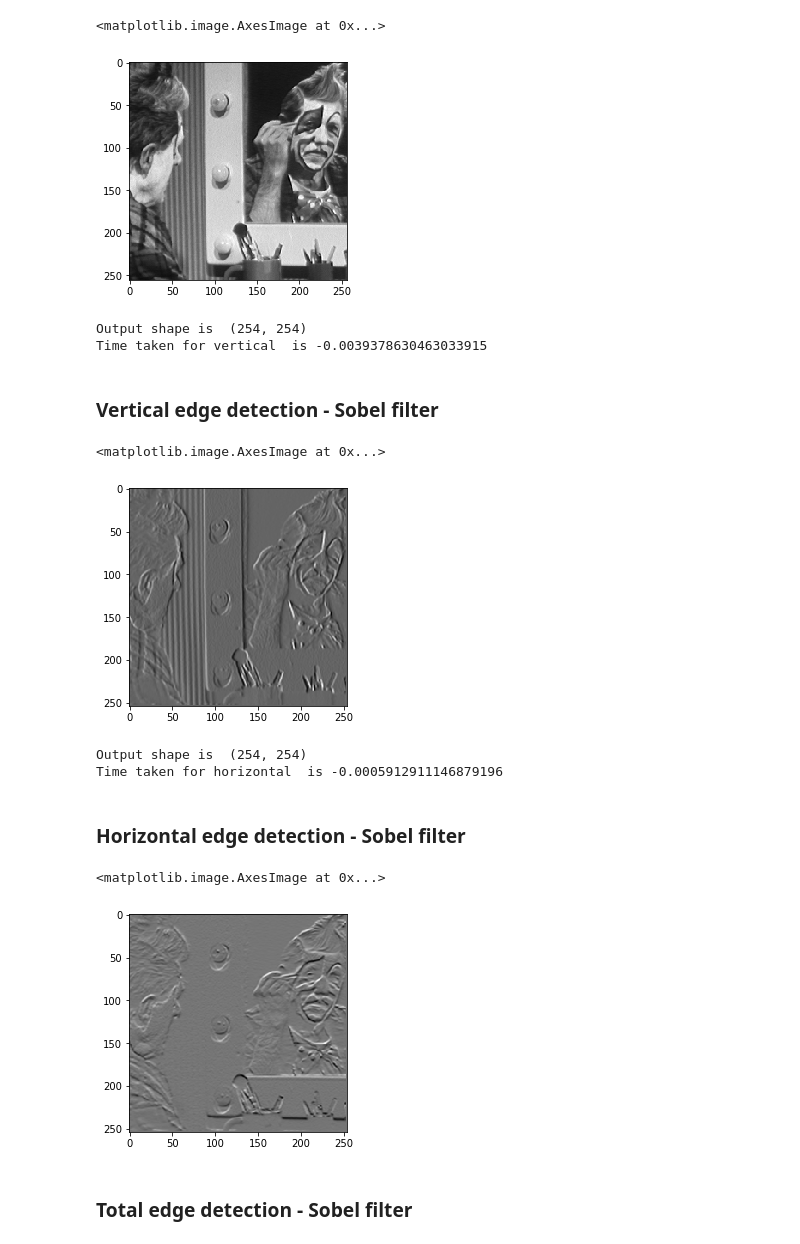
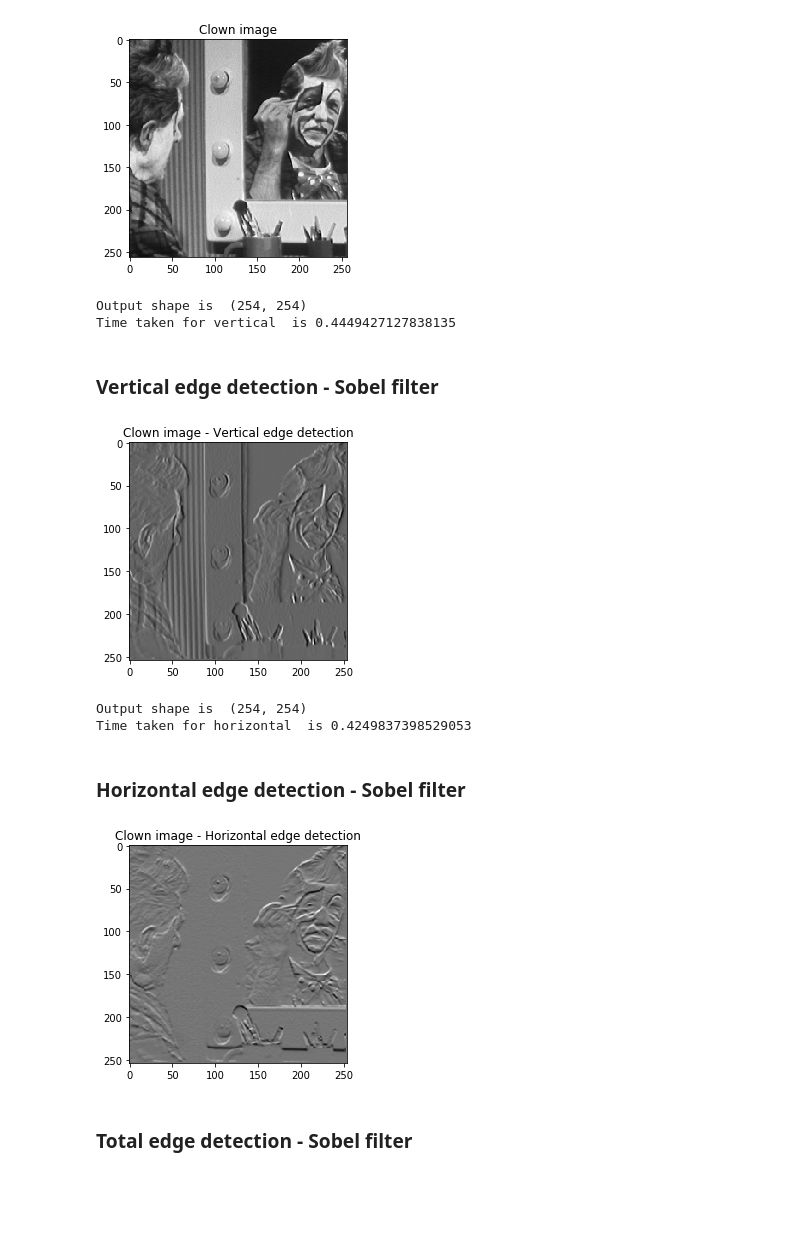
Before and after one commit to Sharath-Ramachandran/DeepLearningAssignments, a Jupyter notebook: Assignment1/Question3.ipynb, the cells around one changed output. Saved outputs shown, nothing was run; the diff lists cells and outputs as text; code cells hidden in the pictures; blank space fills up the shorter version.

Commit message:
Added time and image title

```diff
--- a/Assignment1/Question3.ipynb
+++ b/Assignment1/Question3.ipynb
@@ -22,9 +22,10 @@ def my_conv2(image, filters):
 image = Image.open('Data/clown.tif').convert('L')
 # %%
 plt.imshow(image,cmap='gray')
+plt.title('Clown image')
+plt.show()
 # %% [output]
-<matplotlib.image.AxesImage at 0x...>
-[figure, old version]
+[figure, new version]
 # %%
 image = np.asarray(image)
 vertical_edges = np.asarray([[1,0,-1],[2,0,-2],[1,0,-1]]) # verical edge
@@ -32,36 +33,38 @@ horizontal_edges = np.asarray([[1,2,1],[0,0,0],[-1,-2,-1]]) # horizontal edges
 sobel_filter = vertical_edges+ horizontal_edges.T
 image=image/255
 # %%
-import timeit
-start_time = timeit.timeit()
+import time
+start_time = time.time()
 imageOut_vertical=my_conv2(image, vertical_edges)
-end_time = timeit.timeit()
+end_time = time.time()
 print("Time taken for vertical  is", end_time-start_time)
 # %% [output]
 Output shape is  (254, 254)
-Time taken for vertical  is -0.0039378630463033915
+Time taken for vertical  is 0.4449427127838135
 # %% [markdown]
 ### Vertical edge detection - Sobel filter
 # %%
 plt.imshow(imageOut_vertical,cmap='gray')
+plt.title('Clown image - Vertical edge detection')
+plt.show()
 # %% [output]
-<matplotlib.image.AxesImage at 0x...>
-[figure, old version]
+[figure, new version]
 # %%
-start_time = timeit.timeit()
+start_time = time.time()
 imageOut_horizontal=my_conv2(image, horizontal_edges)
-end_time = timeit.timeit()
+end_time = time.time()
 print("Time taken for horizontal  is", end_time-start_time)
 # %% [output]
 Output shape is  (254, 254)
-Time taken for horizontal  is -0.0005912911146879196
+Time taken for horizontal  is 0.4249837398529053
 # %% [markdown]
 ### Horizontal edge detection - Sobel filter
 # %%
 plt.imshow(imageOut_horizontal,cmap='gray')
+plt.title('Clown image - Horizontal edge detection')
+plt.show()
 # %% [output]
-<matplotlib.image.AxesImage at 0x...>
-[figure, old version]
+[figure, new version]
 # %% [markdown]
 ###  Total edge detection - Sobel filter
 # %%
```
Also changed, not shown: parts of 6 cells of this notebook.
